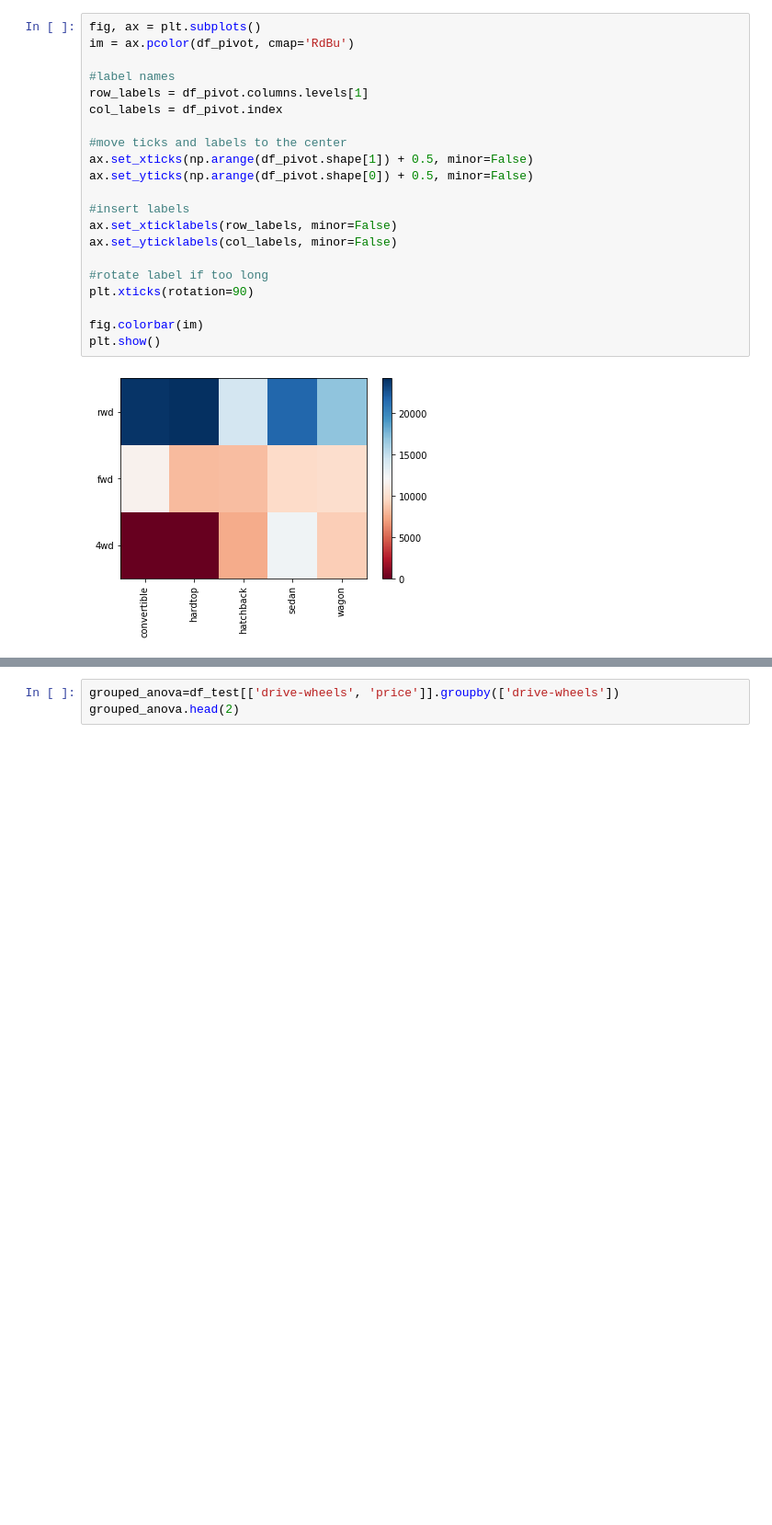
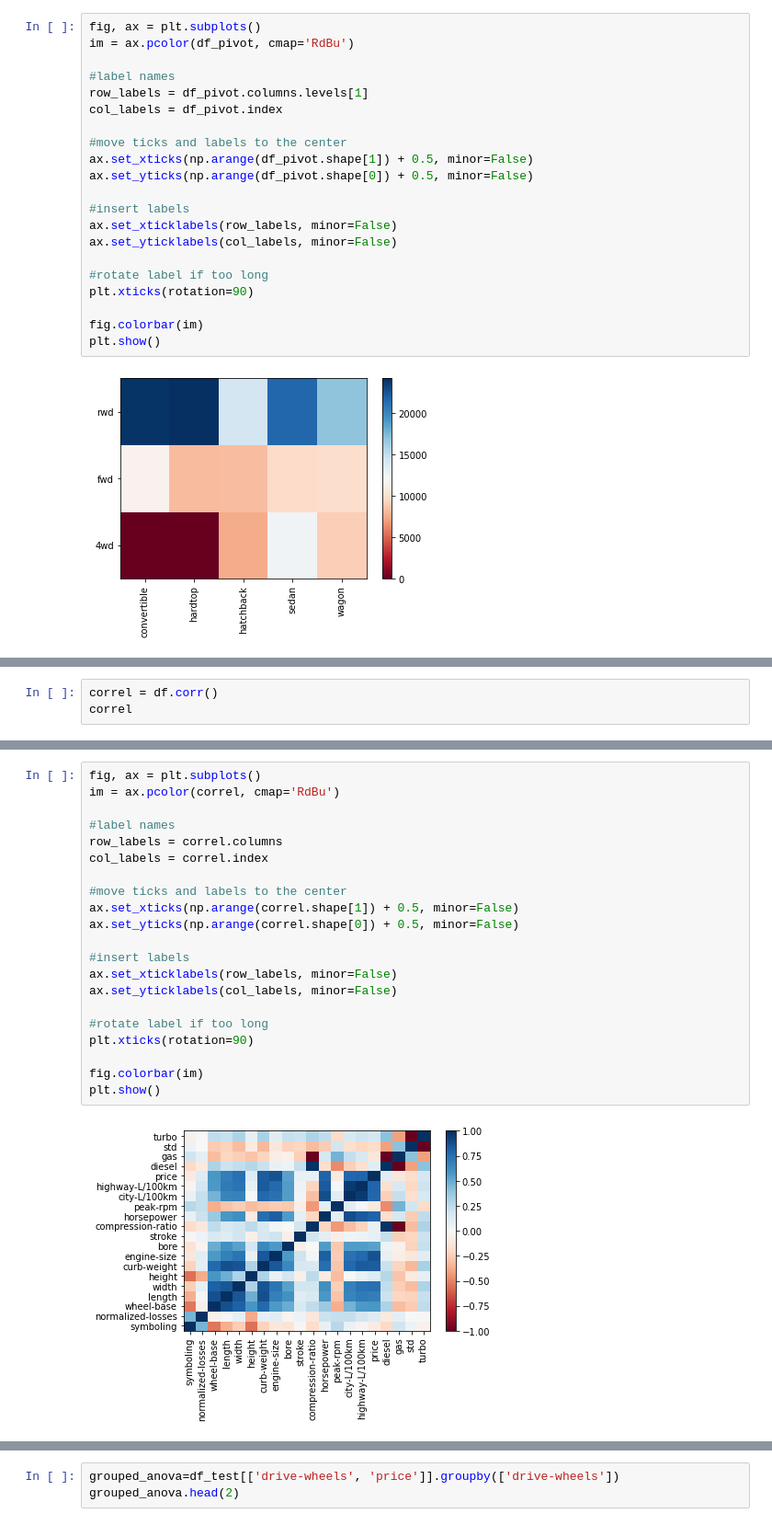
Before and after one commit to victorika/AutoPricePrediction, a Jupyter notebook: Auto price notebook.ipynb, the cells around one changed output, grey strips where cells are left out. Shown at 92% size. Saved outputs shown, nothing was run; the diff lists cells and outputs as text; blank space fills up the shorter version.

```diff
--- a/Auto price notebook.ipynb
+++ b/Auto price notebook.ipynb
@@ -610,0 +851,3 @@ plt.show()
+# %%
+correl = df.corr()
+correl
@@ -610,0 +872,23 @@ plt.show()
+# %%
+fig, ax = plt.subplots()
+im = ax.pcolor(correl, cmap='RdBu')
+
+#label names
+row_labels = correl.columns
+col_labels = correl.index
+
+#move ticks and labels to the center
+ax.set_xticks(np.arange(correl.shape[1]) + 0.5, minor=False)
+ax.set_yticks(np.arange(correl.shape[0]) + 0.5, minor=False)
+
+#insert labels
+ax.set_xticklabels(row_labels, minor=False)
+ax.set_yticklabels(col_labels, minor=False)
+
+#rotate label if too long
+plt.xticks(rotation=90)
+
+fig.colorbar(im)
+plt.show()
+# %% [output]
+[figure, added]
```
Also changed, not shown: parts of 134 cells of this notebook.
